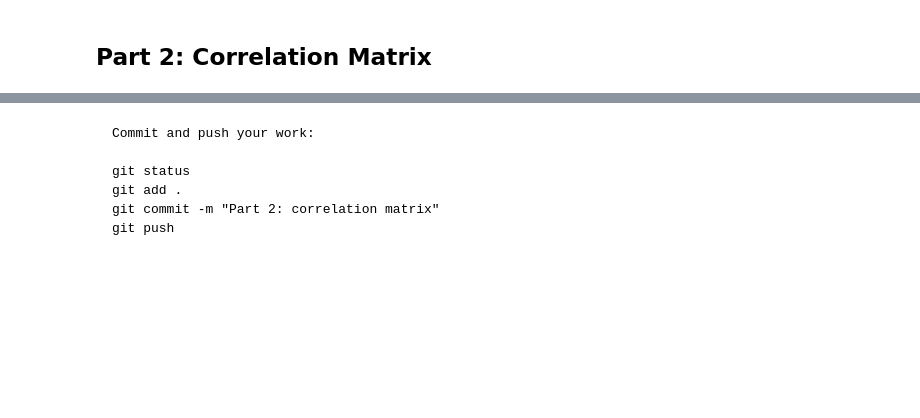
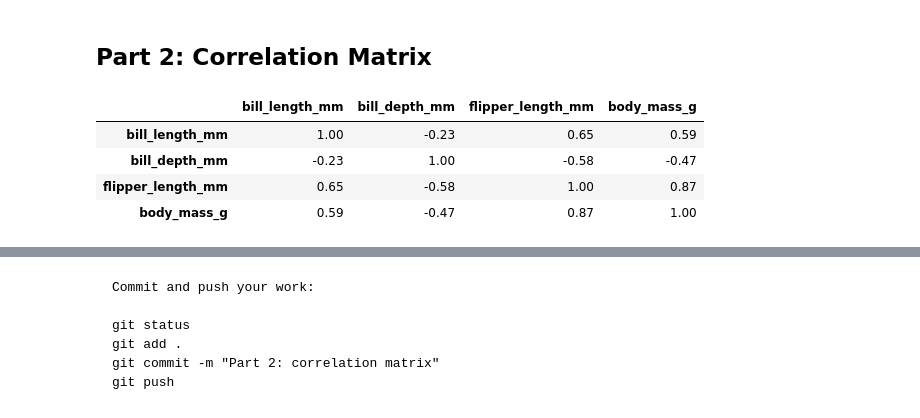
Before and after one commit to rifath156/dmv-practical-3, a Jupyter notebook: Practical_3_T.ipynb, the cells around one changed output, grey strips where cells are left out. Saved outputs shown, nothing was run; the diff lists cells and outputs as text; code cells hidden in the pictures; blank space fills up the shorter version.

```diff
--- a/Practical_3_T.ipynb
+++ b/Practical_3_T.ipynb
@@ -53,5 +53,14 @@ git push
 ## Part 2: Correlation Matrix
 # %%
 # 2.1 Calculate the correlation matrix of the four measurements.
+cols = ["bill_length_mm", "bill_depth_mm", "flipper_length_mm", "body_mass_g"]
+corr = df[cols].corr()
+corr.round(2)
+# %% [output]
+|  | bill_length_mm | bill_depth_mm | flipper_length_mm | body_mass_g |
+| bill_length_mm | 1.00 | -0.23 | 0.65 | 0.59 |
+| bill_depth_mm | -0.23 | 1.00 | -0.58 | -0.47 |
+| flipper_length_mm | 0.65 | -0.58 | 1.00 | 0.87 |
+| body_mass_g | 0.59 | -0.47 | 0.87 | 1.00 |
 # %%
 # 2.2 Show the matrix as a heat map with the values written in each cell.
```
Also changed, not shown: parts of 2 cells of this notebook.
